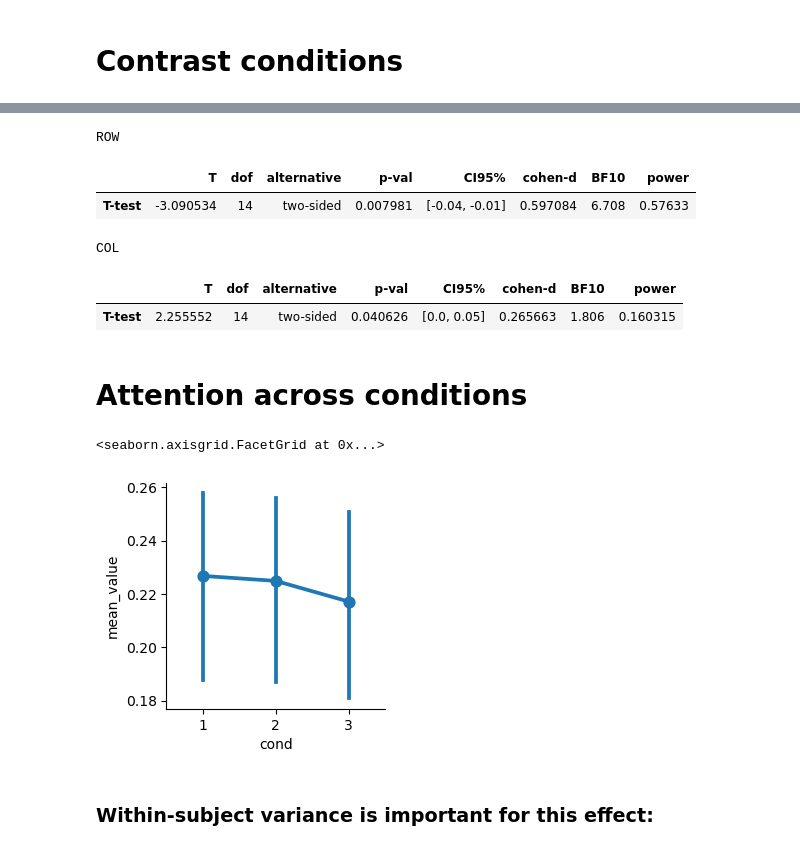
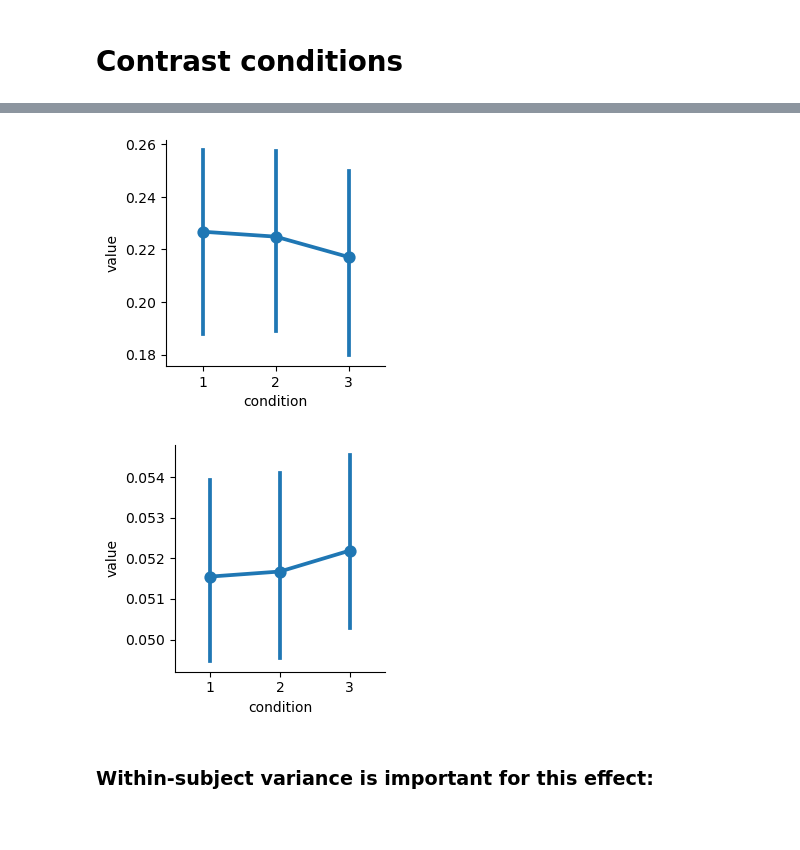
Before and after one commit to ljhearne/LSTNN_public, a Jupyter notebook: scripts/Attention analysis.ipynb, the cells around one changed output, grey strips where cells are left out. Drawn from its saved outputs; the diff is of its cells as text; code cells hidden in the pictures; blank space fills up the shorter version.

```diff
--- a/scripts/Attention analysis.ipynb
+++ b/scripts/Attention analysis.ipynb
@@ -41,6 +39,8 @@ attn = ann_weights["attn"].copy()
 n_seeds = attn.shape[0]
 n_layers = attn.shape[1]
 # %%
+results = []
+
 for s in range(n_seeds):
     for p in range(108):
 
@@ -52,28 +52,43 @@ for s in range(n_seeds):
 
         # reshape to attention matrix
         data = data.reshape(16, 16)
+        mean_key_vals = np.mean(data, axis=0)
 
         # find the question mark for this puzzle
         target_index = np.where(LST_puzzle_ds.print_puzzle(p)[0].reshape(-1) == 5)[0][0]
 
         # get the mean of the target col
-        target_mean = np.mean(data[:, target_index])
-        other_mean = np.mean(data[:, ~target_index])
+        target_mean = mean_key_vals[target_index]
+
+        # get all other means
+        mask = np.zeros(len(mean_key_vals), dtype=bool)
+        mask[target_index] = True
+        other_means = np.mean(mean_key_vals[~mask])
+
+        # define condition
+        if p < 36:
+            condition = 1
+        elif 36 <= p < 72:
+            condition = 2
+        else:
+            condition = 3
 
         _df = pd.DataFrame()
         _df["seed"] = [s]
         _df["puzzle"] = p
         _df["target"] = True
         _df["value"] = target_mean
+        _df["condition"] = condition
         results.append(_df)
 
         _df = pd.DataFrame()
         _df["seed"] = [s]
         _df["puzzle"] = p
         _df["target"] = False
-        _df["value"] = other_mean
+        _df["value"] = other_means
+        _df["condition"] = condition
         results.append(_df)
 
-target_results = pd.concat(results)
-target_results.head()
+mkw_results = pd.concat(results)
+mkw_results.head()
 # %% [output]
@@ -216,35 +120,16 @@ plt.show()
-# %%
-print("ROW")
-data = results.loc[results.strat.str.startswith("Binary")]
-data = data.loc[(data.scope == "row")]
-data = data.groupby(["seed", "strat", "scope"]).mean().reset_index()
-data.head()
-display(pg.ttest(x=data.loc[data.strat=="Binary-col", "mean_value"].values,
-         y=data.loc[data.strat=="Binary-row", "mean_value"].values, paired=True))
-
-print("COL")
-data = results.loc[results.strat.str.startswith("Binary")]
-data = data.loc[(data.scope == "col")]
-data = data.groupby(["seed", "strat", "scope"]).mean().reset_index()
-data.head()
-display(pg.ttest(x=data.loc[data.strat=="Binary-col", "mean_value"].values,
-         y=data.loc[data.strat=="Binary-row", "mean_value"].values, paired=True))
-# %% [output]
-ROW
-|  | T | dof | alternative | p-val | CI95% | cohen-d | BF10 | power |
-| T-test | -3.090534 | 14 | two-sided | 0.007981 | [-0.04, -0.01] | 0.597084 | 6.708 | 0.57633 |
-COL
-|  | T | dof | alternative | p-val | CI95% | cohen-d | BF10 | power |
-| T-test | 2.255552 | 14 | two-sided | 0.040626 | [0.0, 0.05] | 0.265663 | 1.806 | 0.160315 |
-# %% [markdown]
-# Attention across conditions
 # %%
-data = results.loc[(results.scope == "all")]
-data = data.groupby(["seed", "cond"]).mean(numeric_only=True).reset_index()
-sns.catplot(data=data, y="mean_value", x="cond", height=3, kind="point", sharey=False)
+data = mkw_results.loc[mkw_results.target==True].copy()
+data = data.groupby(["seed", "condition"]).mean(numeric_only=True).reset_index()
+sns.catplot(data=data, y="value", x="condition", height=3, kind="point", sharey=False)
+plt.show()
+
+data = mkw_results.loc[mkw_results.target==False].copy()
+data = data.groupby(["seed", "condition"]).mean(numeric_only=True).reset_index()
+sns.catplot(data=data, y="value", x="condition", height=3, kind="point", sharey=False)
+plt.show()
 # %% [output]
-<seaborn.axisgrid.FacetGrid at 0x...>
-[figure, old version]
+[figure, new version]
+[figure, added]
 # %% [markdown]
 ### Within-subject variance is important for this effect:
 # %%
```
Also changed, not shown: parts of 24 cells of this notebook, 11 other files.
